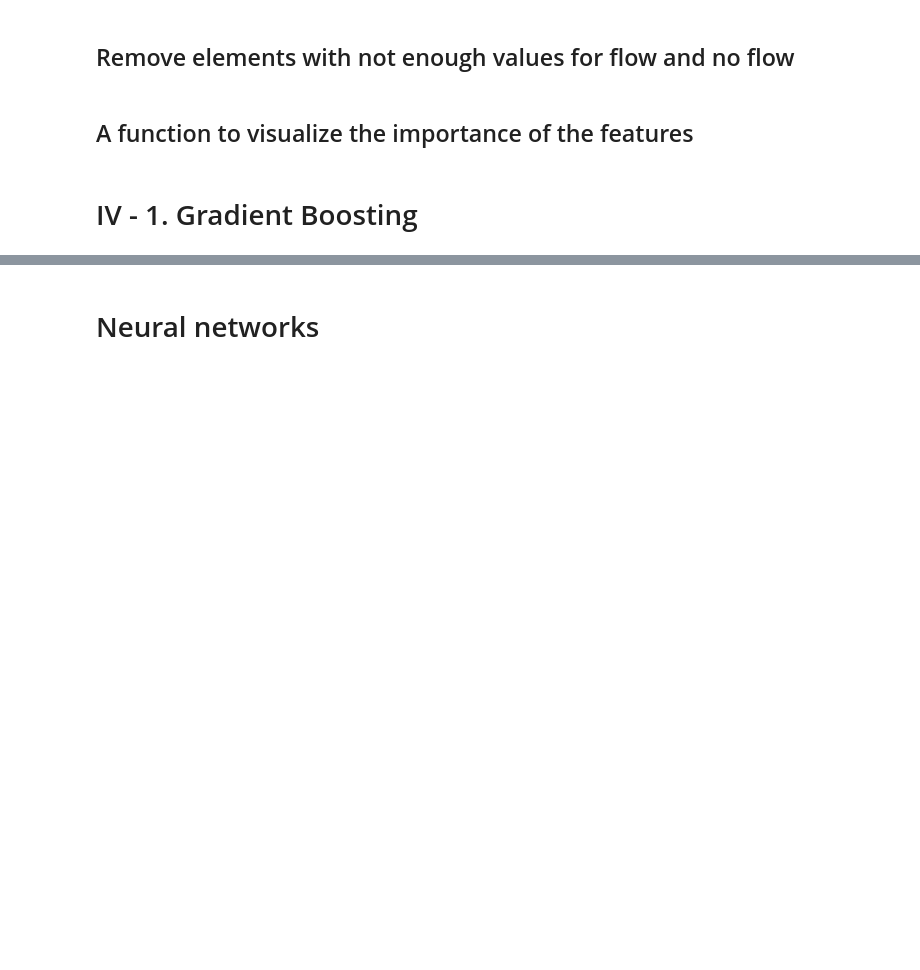
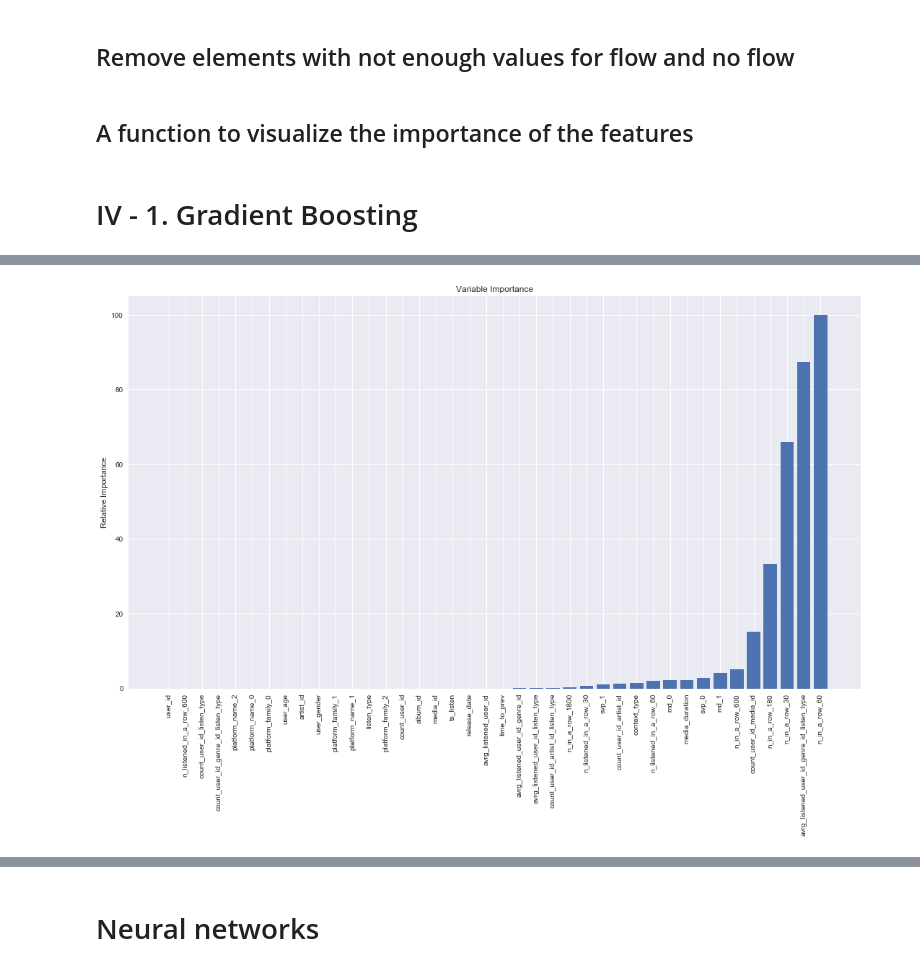
Before and after one commit to MarcSzafraniec/dsg17, a Jupyter notebook: DSG_qualifs.ipynb, the cells around one changed output, grey strips where cells are left out. Saved outputs shown, nothing was run; the diff lists cells and outputs as text; code cells hidden in the pictures; blank space fills up the shorter version.

```diff
--- a/DSG_qualifs.ipynb
+++ b/DSG_qualifs.ipynb
@@ -428,5 +558,7 @@ gbr.fit(newtrain, target)
 # %%
-importanceVisualisation(gbr.feature_importances_, newtrainlight.columns)
+importanceVisualisation(gbr.feature_importances_, newtrain.columns)
+# %% [output]
+[figure, added]
 # %%
 from sklearn.metrics import roc_auc_score
 roc_auc_score(target, gbr.predict(newtrain))
```
Also changed, not shown: parts of 26 cells of this notebook.
